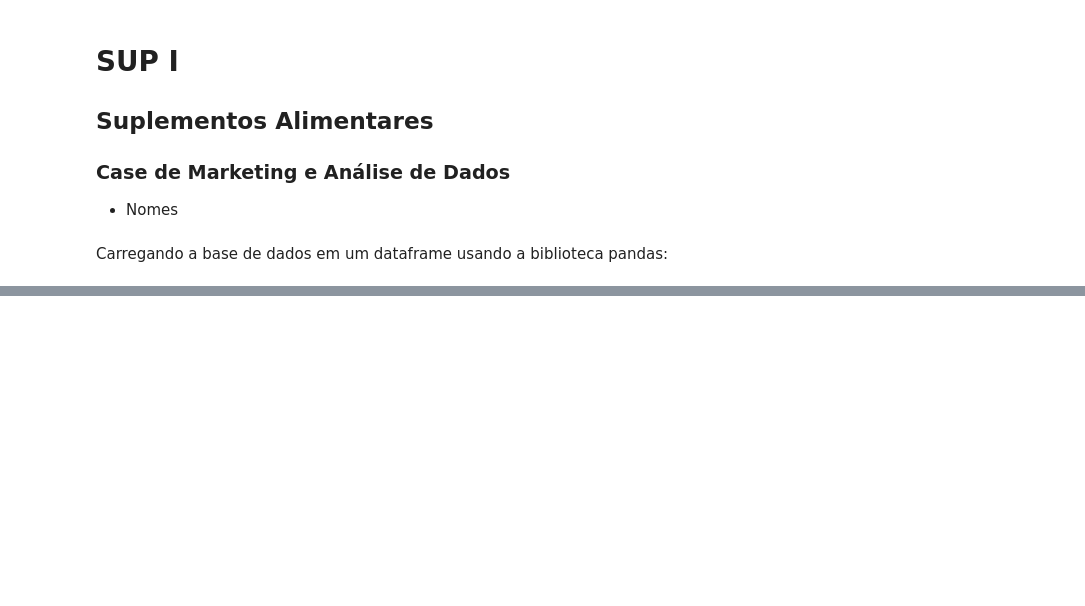
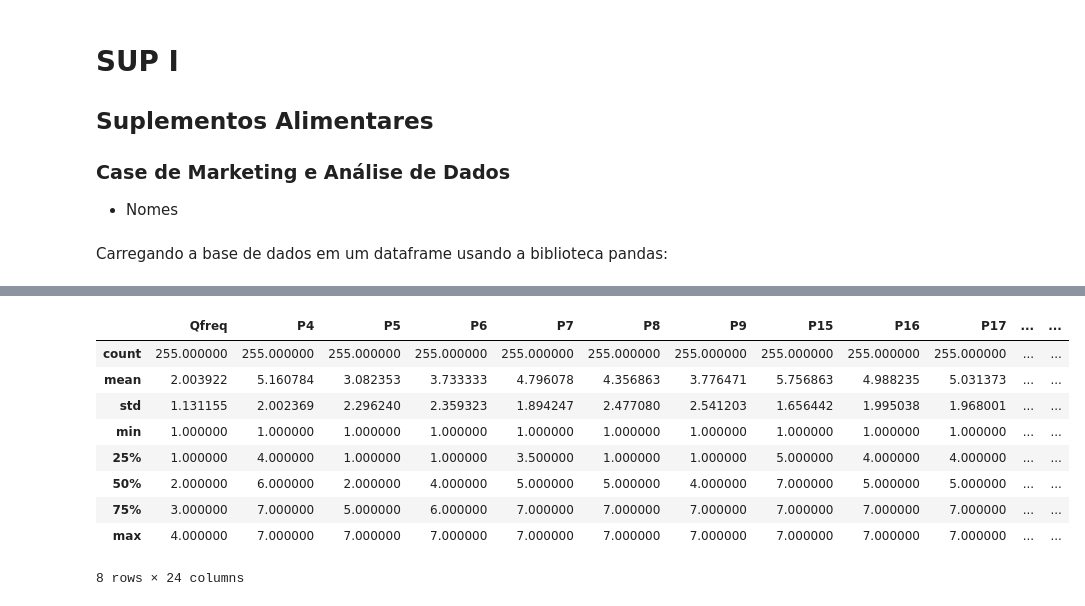
Before and after one commit to enzojunq/Base-de-dados, a Jupyter notebook: base.ipynb, the cells around one changed output, grey strips where cells are left out. Cells and saved outputs as stored; diff of their text form; code cells hidden in the pictures; blank space fills up the shorter version.

```diff
--- a/base.ipynb
+++ b/base.ipynb
@@ -44,0 +100,13 @@ print(df.head())
+# %%
+df.describe()
+# %% [output]
+|  | Qfreq | P4 | P5 | P6 | P7 | P8 | P9 | P15 | P16 | P17 | ... | ... |
+| count | 255.000000 | 255.000000 | 255.000000 | 255.000000 | 255.000000 | 255.000000 | 255.000000 | 255.000000 | 255.000000 | 255.000000 | ... | ... |
+| mean | 2.003922 | 5.160784 | 3.082353 | 3.733333 | 4.796078 | 4.356863 | 3.776471 | 5.756863 | 4.988235 | 5.031373 | ... | ... |
+| std | 1.131155 | 2.002369 | 2.296240 | 2.359323 | 1.894247 | 2.477080 | 2.541203 | 1.656442 | 1.995038 | 1.968001 | ... | ... |
+| min | 1.000000 | 1.000000 | 1.000000 | 1.000000 | 1.000000 | 1.000000 | 1.000000 | 1.000000 | 1.000000 | 1.000000 | ... | ... |
+| 25% | 1.000000 | 4.000000 | 1.000000 | 1.000000 | 3.500000 | 1.000000 | 1.000000 | 5.000000 | 4.000000 | 4.000000 | ... | ... |
+| 50% | 2.000000 | 6.000000 | 2.000000 | 4.000000 | 5.000000 | 5.000000 | 4.000000 | 7.000000 | 5.000000 | 5.000000 | ... | ... |
+| 75% | 3.000000 | 7.000000 | 5.000000 | 6.000000 | 7.000000 | 7.000000 | 7.000000 | 7.000000 | 7.000000 | 7.000000 | ... | ... |
+| max | 4.000000 | 7.000000 | 7.000000 | 7.000000 | 7.000000 | 7.000000 | 7.000000 | 7.000000 | 7.000000 | 7.000000 | ... | ... |
+8 rows × 24 columns
```
Also changed, not shown: parts of 14 cells of this notebook.
